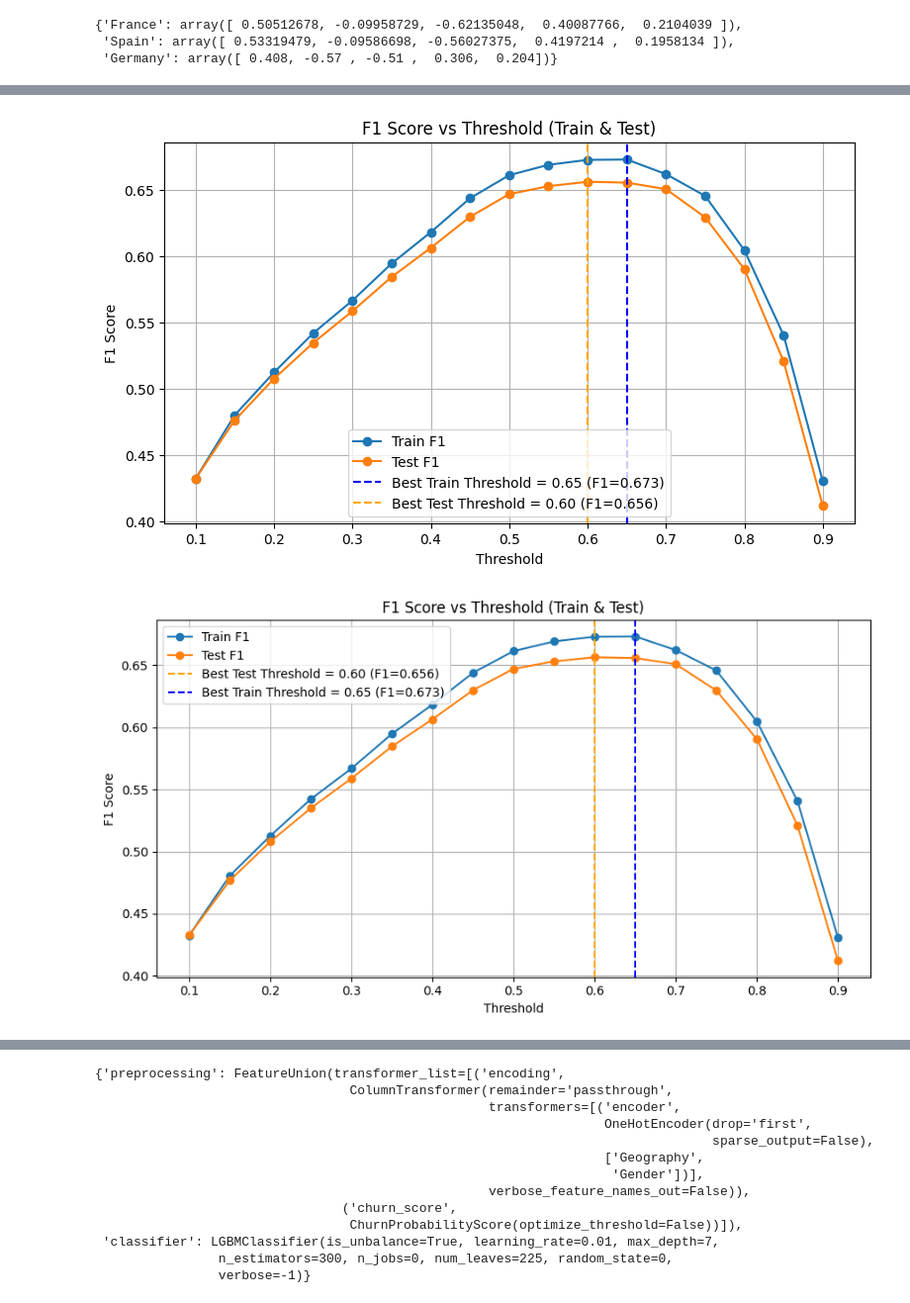
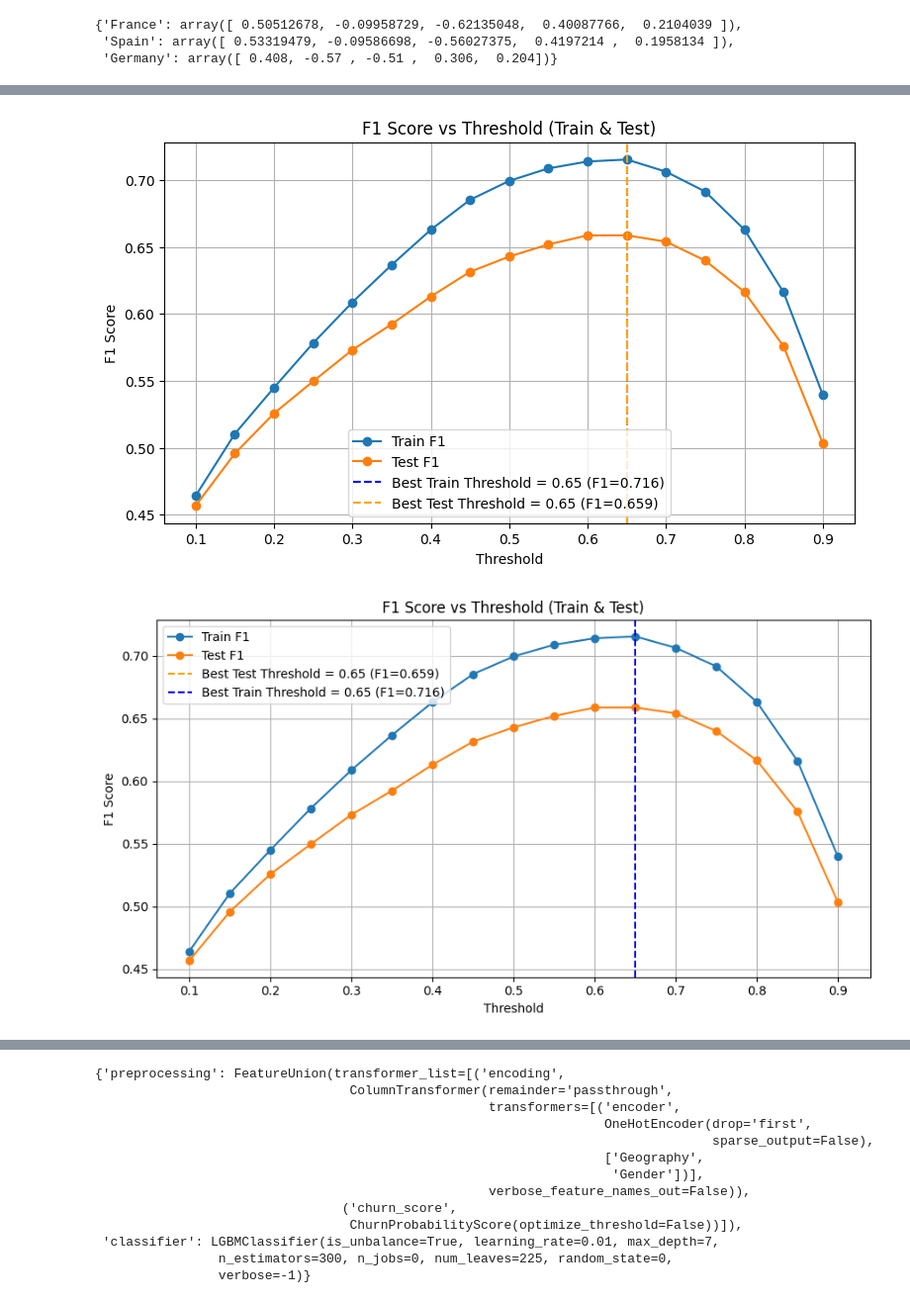
Before and after one commit to lbihin/mlpro-classification-bank-churn-2025, a Jupyter notebook: modelisation/modelisation.ipynb, the cells around one changed output, grey strips where cells are left out. Shown at 99% size. Cells and saved outputs as stored; diff of their text form; code cells hidden in the pictures.

```diff
--- a/modelisation/modelisation.ipynb
+++ b/modelisation/modelisation.ipynb
@@ -715,2 +695,21 @@ Pipeline(steps=[('preprocessing',
 # %% [markdown]
 ### Optimisation de la ChurnScore probability
+# %%
+estimator = Pipeline(
+    steps=[
+        ("preprocessing", pipeline),
+        ('classifier',
+         LGBMClassifier(
+                random_state=RANDOM_STATE,
+                n_jobs=0,
+                is_unbalance=True,
+                learning_rate=0.06,
+                num_leaves=225,
+                max_depth=7,
+                n_estimators=300,
+                verbose=-1
+                )
+        ),
+    ],
+)
+estimator.fit(X_train, y_train)
@@ -781,42 +746,42 @@ from sklearn.metrics import f1_score
 
 # Probabilités prédites sur train et test
 # Remplace par tes vraies prédictions :
-y_prob_train = best_model.predict_proba(X_train)[:, 1]
-y_prob_test = best_model.predict_proba(X_test)[:, 1]
+y_prob_train = estimator.predict_proba(X_train)[:, 1]
+y_prob_test = estimator.predict_proba(X_test)[:, 1]
 
 
 thresholds = np.linspace(0.1, 0.9, 17)
 
 # Calcul des F1-scores
 f1_train = [f1_score(y_train, y_prob_train >= t) for t in thresholds]
 f1_test = [f1_score(y_test, y_prob_test >= t) for t in thresholds]
 
 # Trouver meilleur seuil pour train et test
 best_idx_train = np.argmax(f1_train)
 best_thresh_train = thresholds[best_idx_train]
 best_f1_train = f1_train[best_idx_train]
 
 best_idx_test = np.argmax(f1_test)
 best_thresh_test = thresholds[best_idx_test]
 best_f1_test = f1_test[best_idx_test]
 
 # Tracé
 plt.figure(figsize=(9,5))
 plt.plot(thresholds, f1_train, marker='o', label='Train F1')
 plt.plot(thresholds, f1_test, marker='o', label='Test F1')
 plt.axvline(best_thresh_train, color='blue', linestyle='--',
             label=f'Best Train Threshold = {best_thresh_train:.2f} (F1={best_f1_train:.3f})')
 plt.axvline(best_thresh_test, color='orange', linestyle='--',
             label=f'Best Test Threshold = {best_thresh_test:.2f} (F1={best_f1_test:.3f})')
 
 plt.xlabel("Threshold")
 plt.ylabel("F1 Score")
 plt.title("F1 Score vs Threshold (Train & Test)")
 plt.legend()
 plt.grid(True)
 plt.show()
 # %% [output]
-[figure, old version]
+[figure, new version]
 # %%
 from sklearn.metrics import f1_score
 import numpy as np
@@ -886,5 +853,5 @@ def find_best_threshold_with_plot(model, X_train, y_train, X_test=None, y_test=N
 # %%
-best_thr_train, best_thr_test = find_best_threshold_with_plot(best_model, X_train, y_train, X_test, y_test)
+best_thr_train, best_thr_test = find_best_threshold_with_plot(estimator, X_train, y_train, X_test, y_test)
 # %% [output]
-[figure, old version]
+[figure, new version]
 # %%
```
Also changed, not shown: parts of 17 cells of this notebook.
